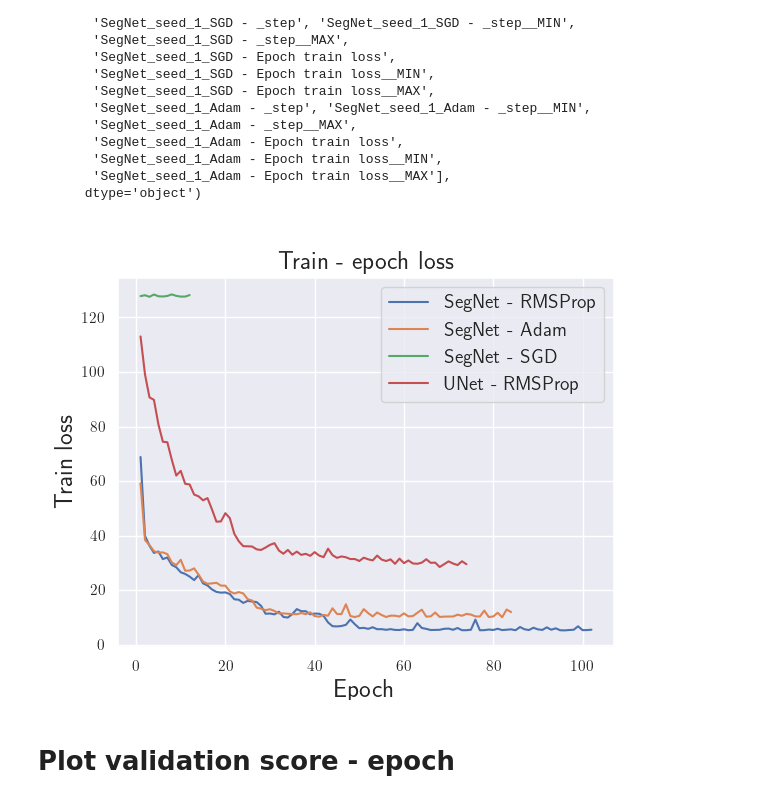
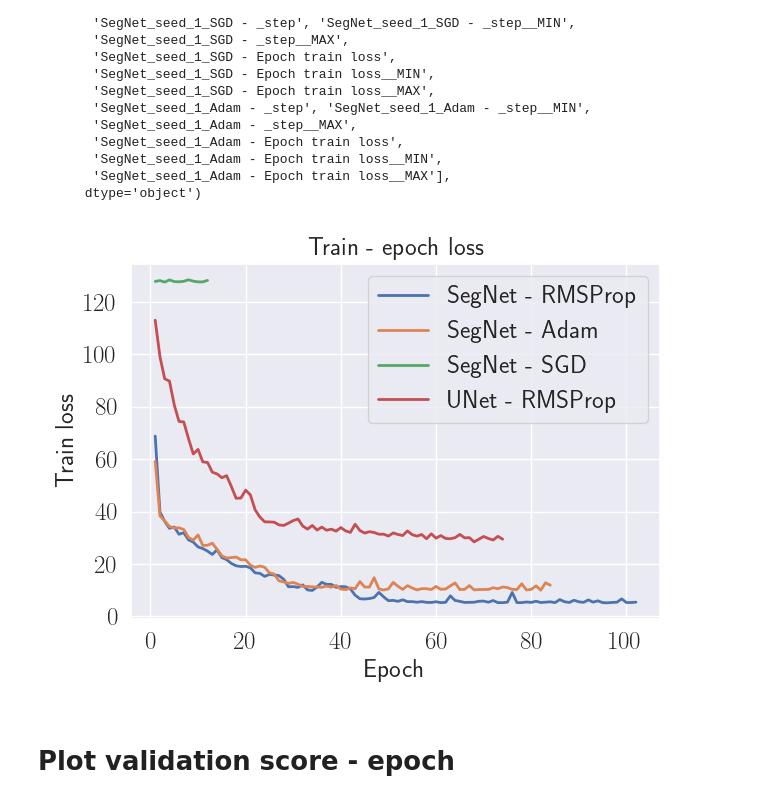
Before and after one commit to simenallum/msc_thesis, a Jupyter notebook: offline_utils/analysis_and_plotting/Segmentation/eval_seg.ipynb, the cells around one changed output. Saved outputs shown, nothing was run; the diff lists cells and outputs as text; code cells hidden in the pictures.

```diff
--- a/offline_utils/analysis_and_plotting/Segmentation/eval_seg.ipynb
+++ b/offline_utils/analysis_and_plotting/Segmentation/eval_seg.ipynb
@@ -27,7 +27,7 @@ plt.rc('text.latex', preamble=r'\usepackage{bm}')
 # %% [markdown]
 # Plot train loss - epoch
 # %%
-train_epoch_loss_csv = "/home/msccomputer/catkin_ws/src/msc_thesis/offline_utils/analysis/Segmentation/data/seg_epoch_train.csv"
+train_epoch_loss_csv = "/home/msccomputer/catkin_ws/src/msc_thesis/offline_utils/analysis_and_plotting/Segmentation/data/seg_epoch_train.csv"
 
 train_loss_df = pd.read_csv(train_epoch_loss_csv)
 
@@ -63,22 +63,24 @@ np_epochs_train_loss = (train_loss_df["epoch"]).to_numpy()
 # %%
 plt.figure()
 
 plt.title("Train - epoch loss", fontsize=18, weight='bold')
 plt.xlabel("Epoch", fontsize=18, weight='bold')
 plt.ylabel("Train loss", fontsize=18, weight='bold')
-plt.plot(np_epochs_train_loss, np_SegNet_RMSProp_train_loss, label="SegNet - RMSProp")
-plt.plot(np_epochs_train_loss[:84], np_SegNet_Adam_train_loss[:84], label="SegNet - Adam")
-plt.plot(np_epochs_train_loss, np_SegNet_SGD_train_loss, label="SegNet - SGD")
-plt.plot(np_epochs_train_loss, np_UNet_train_loss, label="UNet - RMSProp")
-plt.legend(fontsize=14)
+plt.plot(np_epochs_train_loss, np_SegNet_RMSProp_train_loss, label="SegNet - RMSProp", lw=2)
+plt.plot(np_epochs_train_loss[:84], np_SegNet_Adam_train_loss[:84], label="SegNet - Adam", lw=2)
+plt.plot(np_epochs_train_loss, np_SegNet_SGD_train_loss, label="SegNet - SGD", lw=2)
+plt.plot(np_epochs_train_loss, np_UNet_train_loss, label="UNet - RMSProp", lw=2)
+plt.legend(fontsize=18)
+plt.xticks(fontsize=18)
+plt.yticks(fontsize=18)
 
-
+plt.tight_layout()
 plt.show()
 
 if input("Save fig?") == "y":
-    plt.savefig("seg_train_loss.svg")
+    plt.savefig("seg_train_loss_4.svg")
 # %% [output]
-[figure, old version]
+[figure, new version]
 # %% [markdown]
 # Plot validation score - epoch
 # %%
```
Also changed, not shown: parts of 2 cells of this notebook, 3 other files.
